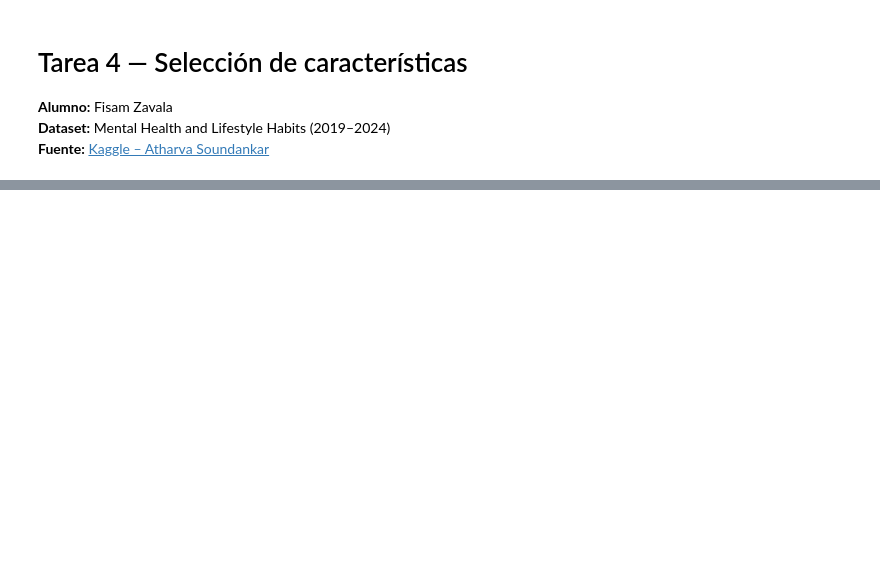
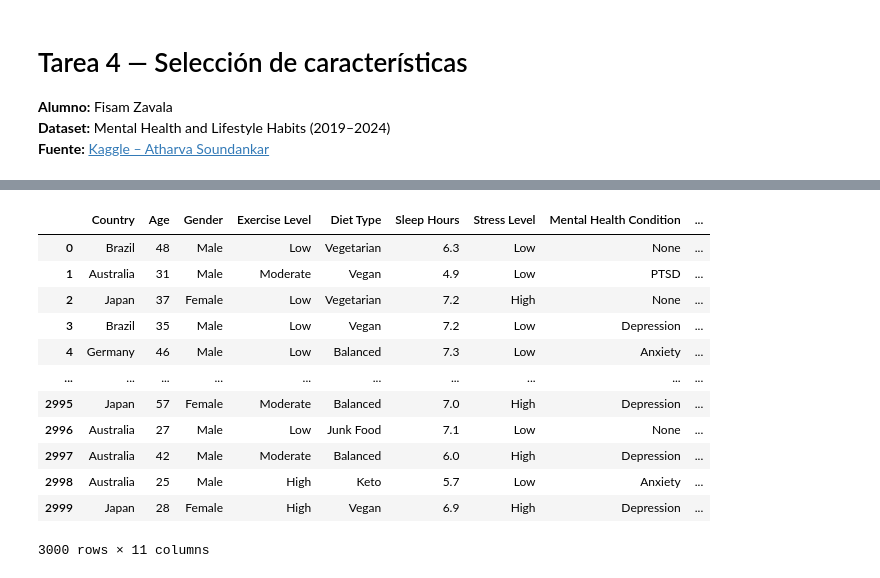
Before and after one commit to fisamz/Repositorio_MCDAA, a Jupyter notebook: Tarea4/Tarea4.ipynb, the cells around one changed output, grey strips where cells are left out. Drawn from its saved outputs; the diff is of its cells as text; code cells hidden in the pictures; blank space fills up the shorter version.

```diff
--- a/Tarea4/Tarea4.ipynb
+++ b/Tarea4/Tarea4.ipynb
@@ -86,0 +49,64 @@ plt.show()
+# %%
+# === Imports y carga ===
+import pandas as pd
+import numpy as np
+
+from sklearn.compose import ColumnTransformer
+from sklearn.preprocessing import OneHotEncoder, StandardScaler
+from sklearn.impute import SimpleImputer
+from sklearn.pipeline import Pipeline
+from sklearn.model_selection import KFold, cross_val_score
+
+from sklearn.feature_selection import SelectKBest, f_regression, mutual_info_regression, RFE
+from sklearn.linear_model import LinearRegression, ElasticNetCV
+from sklearn.ensemble import RandomForestRegressor
+from sklearn.inspection import permutation_importance
+
+df = pd.read_csv("../Data/Mental_Health_Lifestyle_Dataset.csv")
+# Reemplazar NaN por "None" en la columna Mental Health Condition
+df["Mental Health Condition"] = df["Mental Health Condition"].fillna("None")
+
+target = "Happiness Score"
+y = df[target]
+X = df.drop(columns=[target])
+
+# Columnas numéricas/categóricas
+num_cols = X.select_dtypes(include="number").columns.tolist()
+cat_cols = X.select_dtypes(exclude="number").columns.tolist()
+
+# Preprocesamiento compartido
+pre = ColumnTransformer([
+    ("num", Pipeline([("imp", SimpleImputer(strategy="median")),
+                      ("sc", StandardScaler())]), num_cols),
+    ("cat", Pipeline([("imp", SimpleImputer(strategy="most_frequent")),
+                      ("oh", OneHotEncoder(handle_unknown="ignore"))]), cat_cols)
+])
+
+# Helper: recuperar nombres de features después del OHE
+def get_feature_names(preprocessor, num_cols, cat_cols):
+    names = []
+    if num_cols:
+        names += num_cols
+    if cat_cols:
+        oh = preprocessor.named_transformers_["cat"].named_steps["oh"]
+        names += oh.get_feature_names_out(cat_cols).tolist()
+    return names
+
+# CV común
+cv = KFold(n_splits=5, shuffle=True, random_state=42)
+
+display(X)
+# %% [output]
+|  | Country | Age | Gender | Exercise Level | Diet Type | Sleep Hours | Stress Level | Mental Health Condition | ... |
+| 0 | Brazil | 48 | Male | Low | Vegetarian | 6.3 | Low | None | ... |
+| 1 | Australia | 31 | Male | Moderate | Vegan | 4.9 | Low | PTSD | ... |
+| 2 | Japan | 37 | Female | Low | Vegetarian | 7.2 | High | None | ... |
+| 3 | Brazil | 35 | Male | Low | Vegan | 7.2 | Low | Depression | ... |
+| 4 | Germany | 46 | Male | Low | Balanced | 7.3 | Low | Anxiety | ... |
+| ... | ... | ... | ... | ... | ... | ... | ... | ... | ... |
+| 2995 | Japan | 57 | Female | Moderate | Balanced | 7.0 | High | Depression | ... |
+| 2996 | Australia | 27 | Male | Low | Junk Food | 7.1 | Low | None | ... |
+| 2997 | Australia | 42 | Male | Moderate | Balanced | 6.0 | High | Depression | ... |
+| 2998 | Australia | 25 | Male | High | Keto | 5.7 | Low | Anxiety | ... |
+| 2999 | Japan | 28 | Female | High | Vegan | 6.9 | High | Depression | ... |
+3000 rows × 11 columns
```
Also changed, not shown: parts of 13 cells of this notebook.
